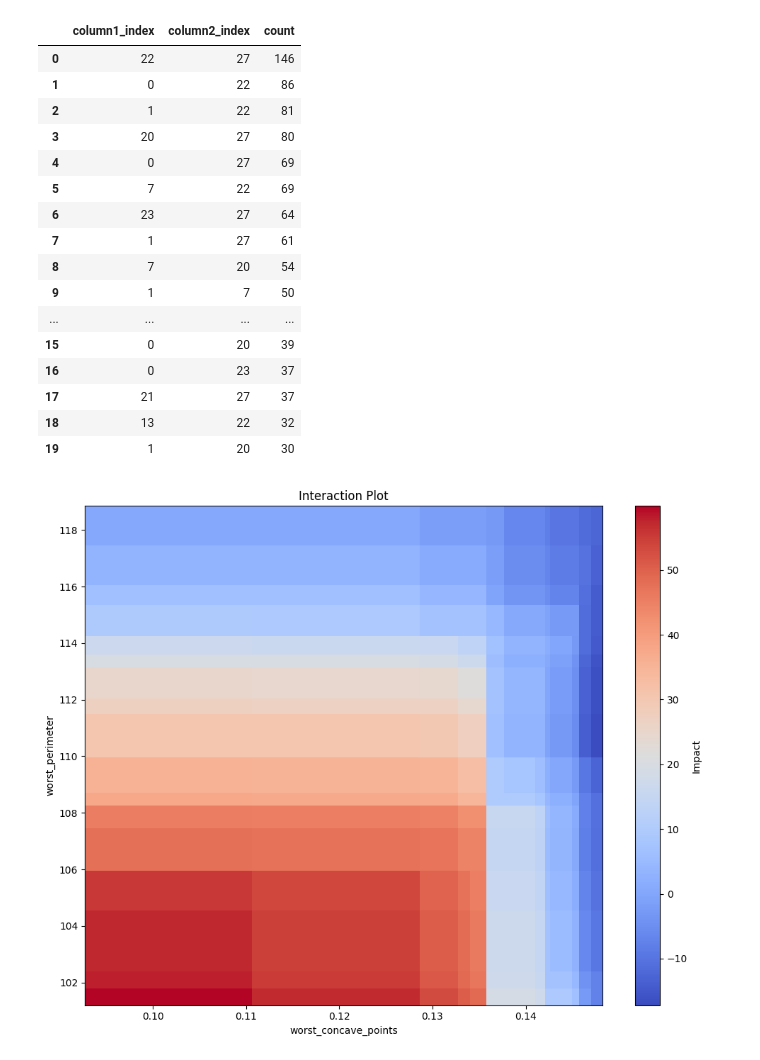
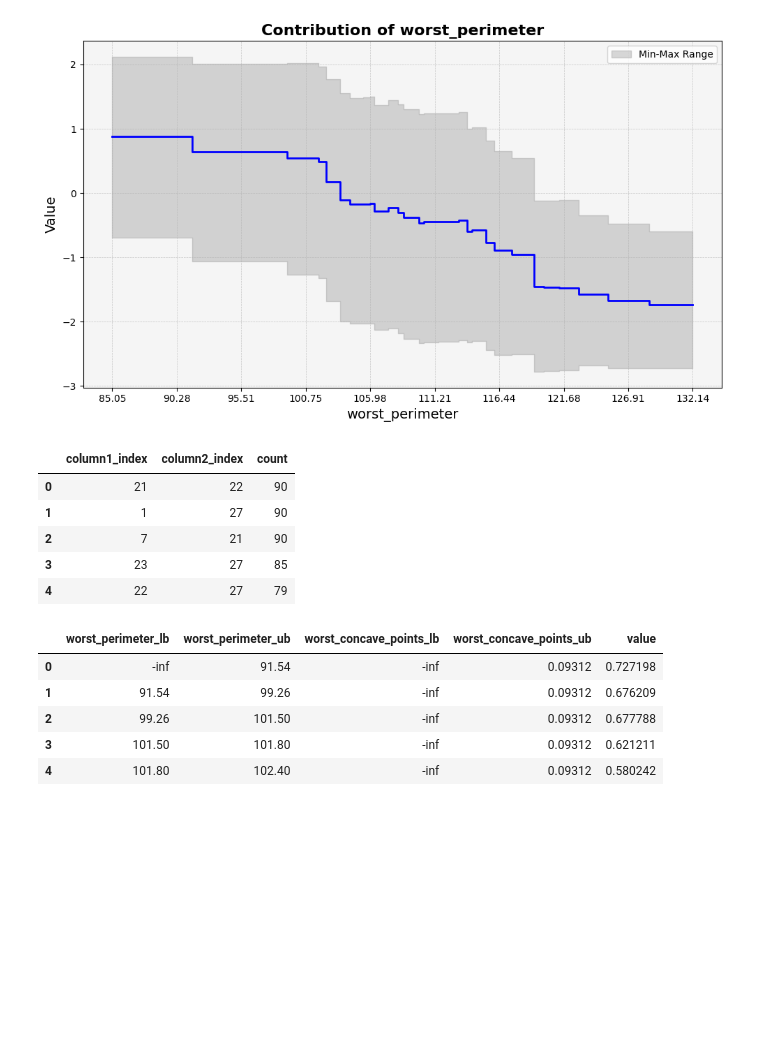
Before and after one commit to sametcopur/treemind, a Jupyter notebook: examples/breast_cancer.ipynb, the cells around one changed output. Cells and saved outputs as stored; diff of their text form; code cells hidden in the pictures; blank space fills up the shorter version.

```diff
--- a/examples/breast_cancer.ipynb
+++ b/examples/breast_cancer.ipynb
@@ -75,20 +74,13 @@ plot_values_points(values, raw_score, points)
+# %%
+feature_plot(feature_df)
+# %% [output]
+[figure, added]
 # %%
-tree.count_node(True).head(20)
+explainer.count_node(interaction = True).head()
 # %% [output]
 |  | column1_index | column2_index | count |
-| 0 | 22 | 27 | 146 |
-| 1 | 0 | 22 | 86 |
-| 2 | 1 | 22 | 81 |
-| 3 | 20 | 27 | 80 |
-| 4 | 0 | 27 | 69 |
-| 5 | 7 | 22 | 69 |
-| 6 | 23 | 27 | 64 |
-| 7 | 1 | 27 | 61 |
-| 8 | 7 | 20 | 54 |
-| 9 | 1 | 7 | 50 |
-| ... | ... | ... | ... |
-| 15 | 0 | 20 | 39 |
-| 16 | 0 | 23 | 37 |
-| 17 | 21 | 27 | 37 |
-| 18 | 13 | 22 | 32 |
-| 19 | 1 | 20 | 30 |
+| 0 | 21 | 22 | 90 |
+| 1 | 1 | 27 | 90 |
+| 2 | 7 | 21 | 90 |
+| 3 | 23 | 27 | 85 |
+| 4 | 22 | 27 | 79 |
@@ -97,5 +87,10 @@ X_train.columns[]
 # %%
-df = tree.analyze_dependency(22, 27)
-interaction_plot(df)
+df = explainer.analyze_interaction(22, 27)
+df.head()
 # %% [output]
-[figure, removed]
+|  | worst_perimeter_lb | worst_perimeter_ub | worst_concave_points_lb | worst_concave_points_ub | value |
+| 0 | -inf | 91.54 | -inf | 0.09312 | 0.727198 |
+| 1 | 91.54 | 99.26 | -inf | 0.09312 | 0.676209 |
+| 2 | 99.26 | 101.50 | -inf | 0.09312 | 0.677788 |
+| 3 | 101.50 | 101.80 | -inf | 0.09312 | 0.621211 |
+| 4 | 101.80 | 102.40 | -inf | 0.09312 | 0.580242 |
```
Also changed, not shown: parts of 15 cells of this notebook, 3 other files.
